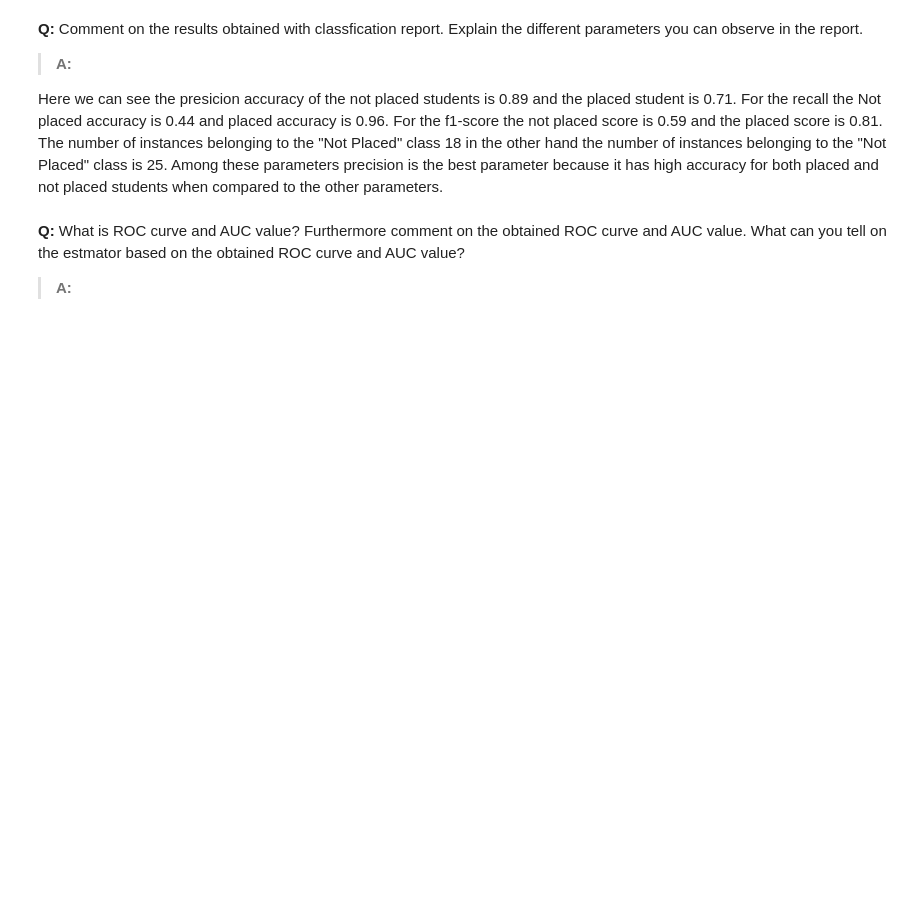
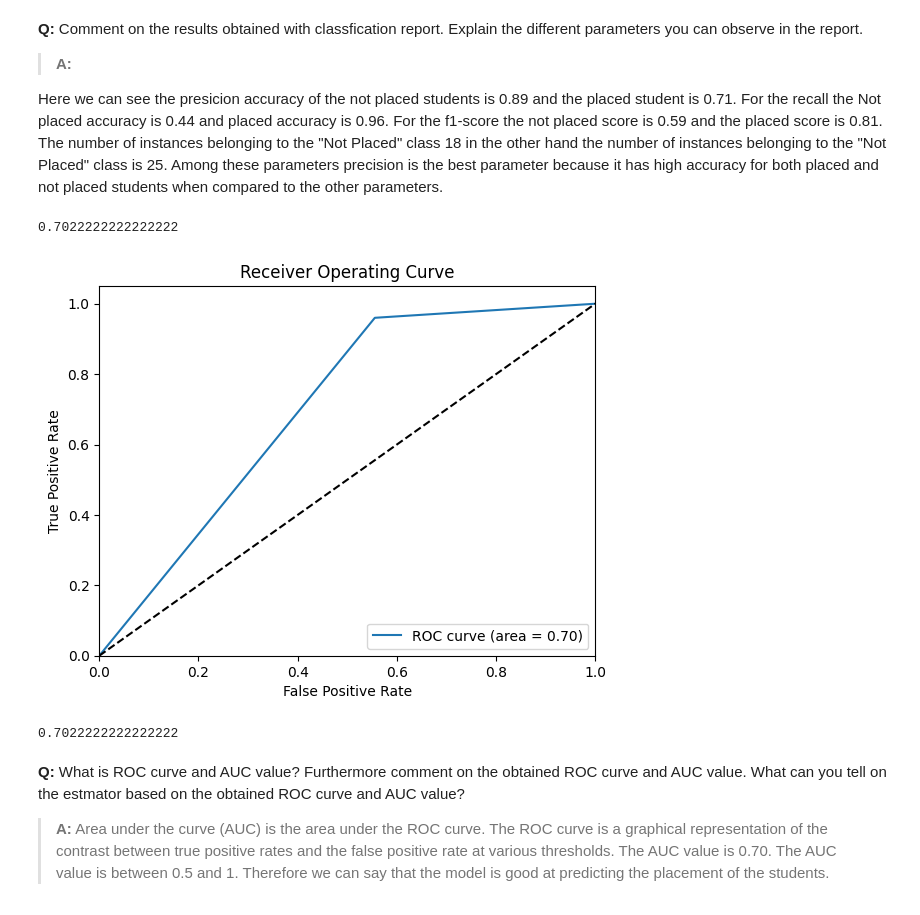
Before and after one commit to Selani00/ML_Assignment, a Jupyter notebook: EE5253_Assignment_EG20203894.ipynb, the cells around one changed output. Cells and saved outputs as stored; diff of their text form; code cells hidden in the pictures; blank space fills up the shorter version.

```diff
--- a/EE5253_Assignment_EG20203894.ipynb
+++ b/EE5253_Assignment_EG20203894.ipynb
@@ -754,3 +750,29 @@ Here we can see the presicion accuracy of the not placed students is 0.89 and th
+# %%
+# Generate the ROC (Receiver Operating Curve) for the estimator considering the test data
+# Also print the Area Under Curve (AUC) value asscoiated with ROC curve
+
+# Your code goes here
+from sklearn.metrics import roc_curve, roc_auc_score
+ROC =   roc_auc_score(y_test, y_test_pred)
+print(ROC)
+fpr, tpr, thresholds = roc_curve(y_test, y_test_pred)
+plt.plot(fpr, tpr, label='ROC curve (area = %0.2f)' % ROC)
+plt.plot([0, 1], [0, 1], 'k--')
+plt.xlim([0.0, 1.0])
+plt.ylim([0.0, 1.05])
+plt.xlabel('False Positive Rate')
+plt.ylabel('True Positive Rate')
+plt.title('Receiver Operating Curve')
+plt.legend(loc="lower right")
+plt.show()
+
+Area_Under_Curve = roc_auc_score(y_test, y_test_pred)
+print(Area_Under_Curve)
+# %% [output]
+0.7022222222222222
+[figure, added]
+0.7022222222222222
 # %% [markdown]
 **Q:** What is ROC curve and AUC value? Furthermore comment on the obtained ROC curve and AUC value. What can you tell on the estmator based on the obtained ROC curve and AUC value?
 > **A:**
+Area under the curve (AUC) is the area under the ROC curve. The ROC curve is a graphical representation of the contrast between true positive rates and the false positive rate at various thresholds. The AUC value is 0.70. The AUC value is between 0.5 and 1. Therefore we can say that the model is good at predicting the placement of the students.
```
Also changed, not shown: parts of 4 cells of this notebook.
